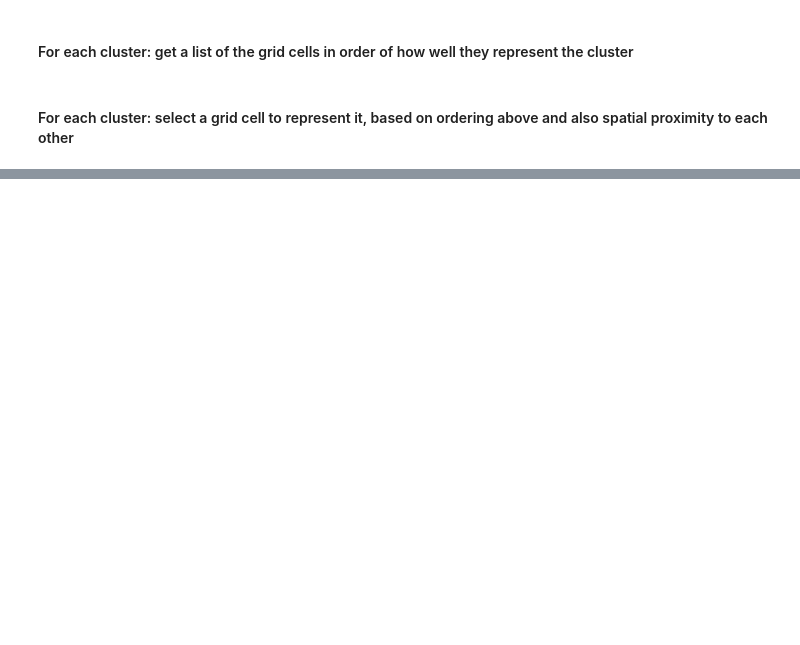
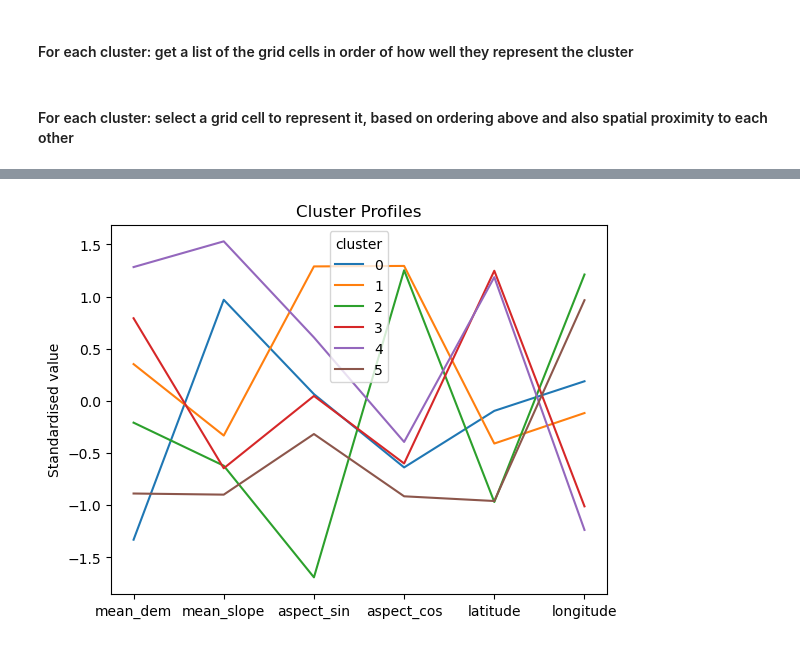
Before and after one commit to masher92/RainGaugeOptimisation, a Jupyter notebook: ClusterAnalysis.ipynb, the cells around one changed output, grey strips where cells are left out. Cells and saved outputs as stored; diff of their text form; code cells hidden in the pictures; blank space fills up the shorter version.

```diff
--- a/ClusterAnalysis.ipynb
+++ b/ClusterAnalysis.ipynb
@@ -1209,0 +364,14 @@ NameError: name 'rainfall' is not defined
+# %%
+features = ["mean_dem", "mean_slope", "aspect_sin", "aspect_cos", 'latitude', 'longitude']
+
+cluster_means = rainfall_gdf_merged.groupby("cluster")[features].mean()
+
+# standardise for comparability
+cluster_means_std = (cluster_means - cluster_means.mean()) / cluster_means.std()
+
+cluster_means_std.T.plot()
+plt.ylabel("Standardised value")
+plt.title("Cluster Profiles")
+plt.show()
+# %% [output]
+[figure, added]
```
Also changed, not shown: parts of 52 cells of this notebook, 11 other files.
